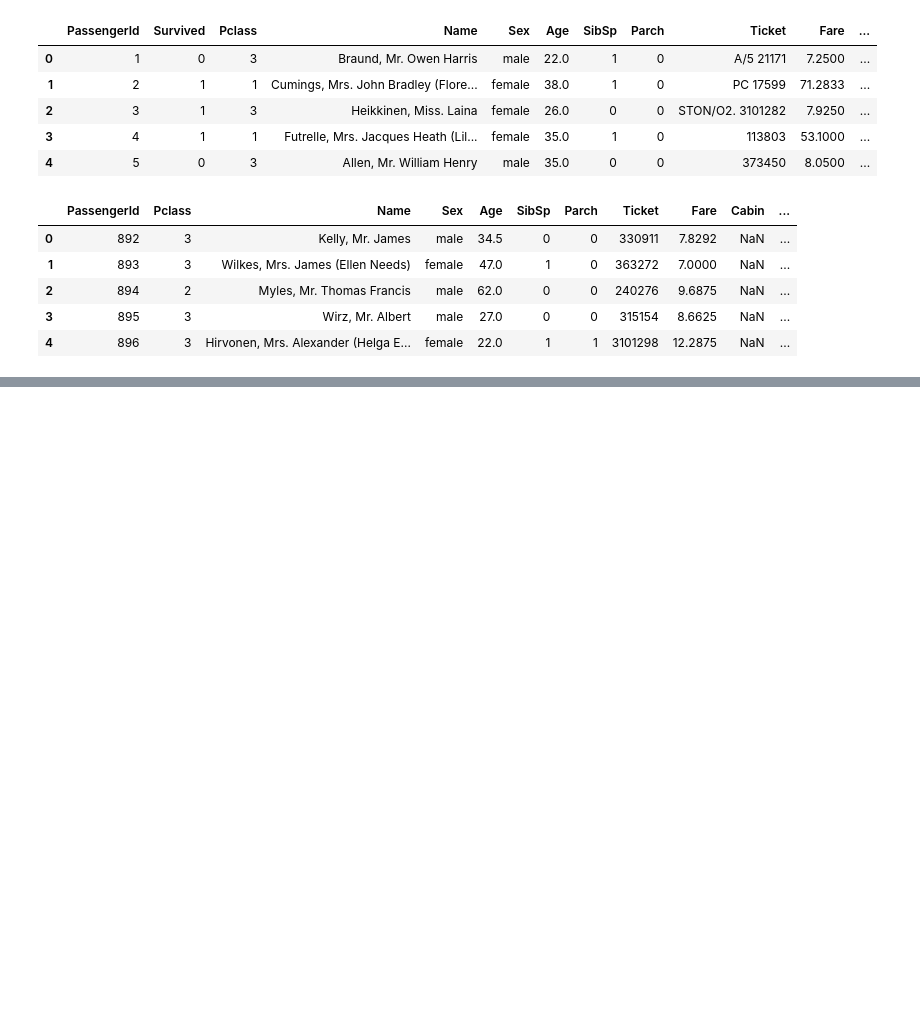
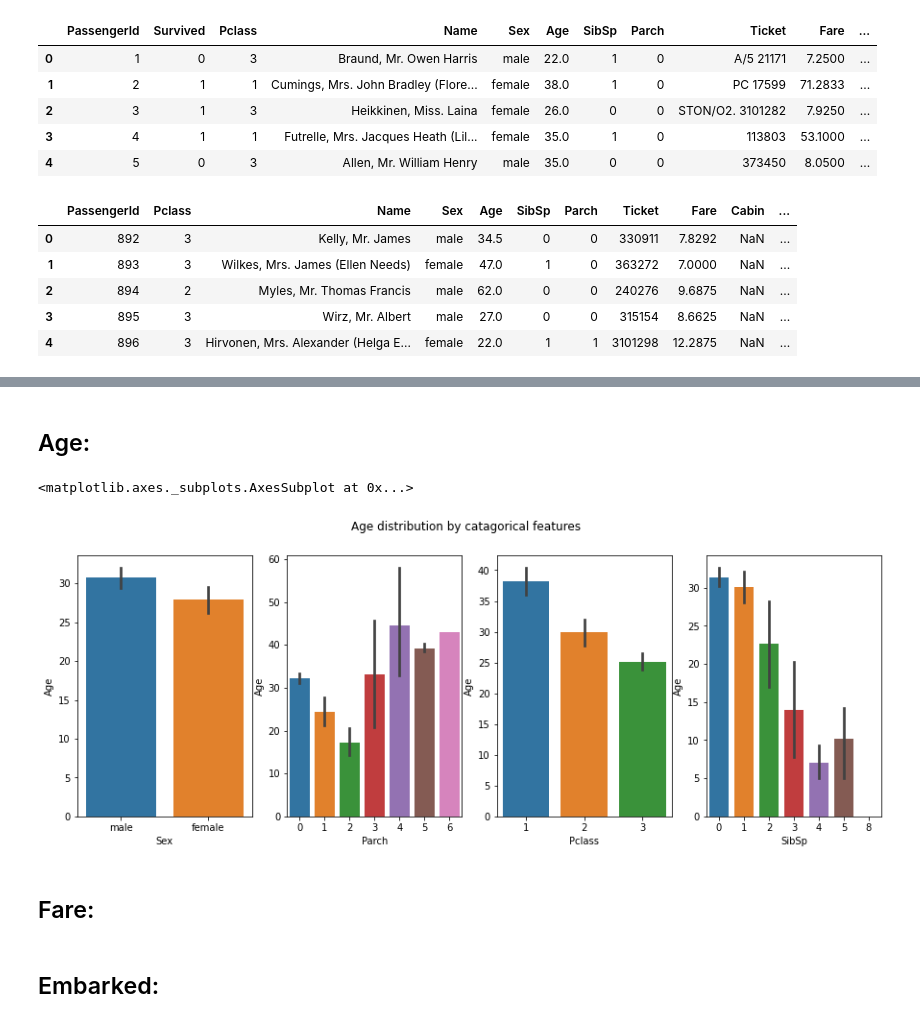
Before and after one commit to cucearda/TitanicProject, a Jupyter notebook: Titanic.ipynb, the cells around one changed output, grey strips where cells are left out. Cells and saved outputs as stored; diff of their text form; code cells hidden in the pictures; blank space fills up the shorter version.

```diff
--- a/Titanic.ipynb
+++ b/Titanic.ipynb
@@ -167,0 +154,13 @@ for d in datas:
+# %% [markdown]
+## Age:
+# %%
+# we will impute missing Age values
+fig, axes = plt.subplots(1, 4, figsize= (15,5))
+fig.suptitle('Age distribution by catagorical features')
+sns.barplot(y= 'Age', x='Sex', data = data1, ax=axes[0])
+sns.barplot(y= 'Age', x='Parch', data = data1, ax=axes[1])
+sns.barplot(y= 'Age', x='Pclass', data = data1, ax=axes[2])
+sns.barplot(y= 'Age', x='SibSp', data = data1, ax=axes[3])
+# %% [output]
+<matplotlib.axes._subplots.AxesSubplot at 0x...>
+[figure, added]
@@ -167,0 +171,2 @@ for d in datas:
+# %% [markdown]
+## Fare:
@@ -167,0 +176,2 @@ for d in datas:
+# %% [markdown]
+## Embarked:
```
Also changed, not shown: parts of 39 cells of this notebook.
